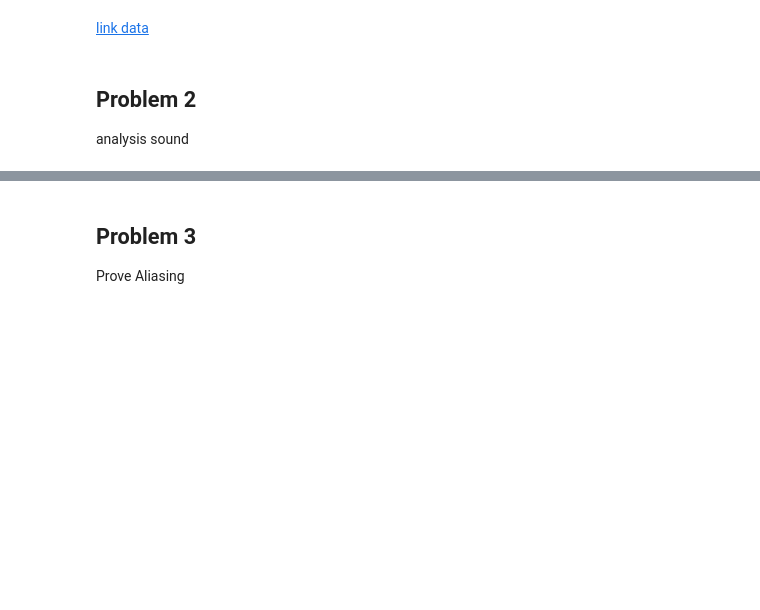
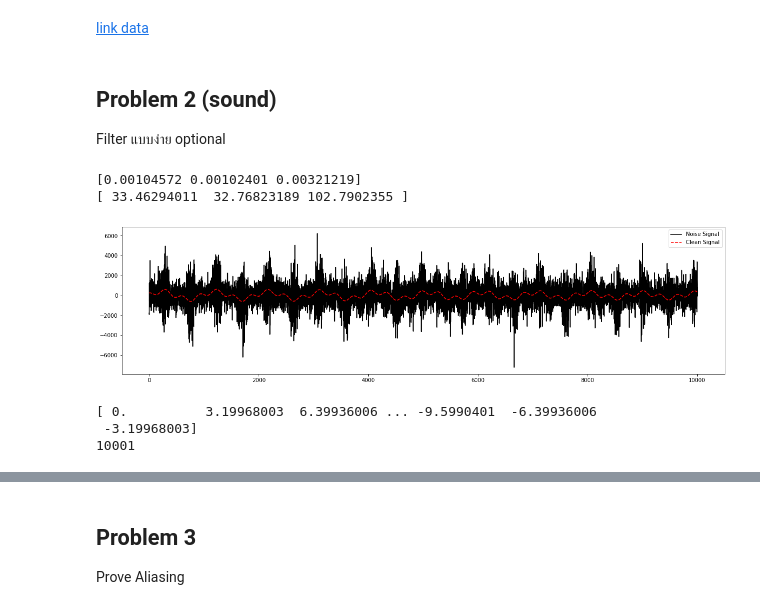
Before and after one commit to Pataweepr/ComEngMath2, a Jupyter notebook: (ComEngMath2)Lab7.ipynb, the cells around one changed output, grey strips where cells are left out. Saved outputs shown, nothing was run; the diff lists cells and outputs as text; code cells hidden in the pictures; blank space fills up the shorter version.

```diff
--- a/(ComEngMath2)Lab7.ipynb
+++ b/(ComEngMath2)Lab7.ipynb
@@ -14,5 +14,53 @@ import os
 # %% [markdown]
 [link data](https://drive.google.com/file/d/1geQ4L6aUOQUSOCwl2UvDl5dgn_ocLFg1/view?usp=sharing)
 # %% [markdown]
-## Problem 2
-analysis sound
+## Problem 2 (sound)
+Filter แบบง่าย optional
+# %%
+sampling_rate = 32000
+N=10001
+Nf = 3 # Nf--> num freq
+t= np.arange(N,dtype=float)
+# pick rand period betwwen 10-2010 and convert to freq
+
+# random period
+Ts = np.random.rand(Nf)*2000+10
+fs=1/Ts
+
+# fs in sampling rate = 32000
+fs_real = fs*sampling_rate
+
+# pick rand Amp and phase
+amp = np.random.rand(Nf)*200+ 100
+phi = np.random.rand(Nf)*2*np.pi
+
+# create clean signal
+h= np.zeros(N)
+for i in range(len(fs)):
+    h += amp[i]*np.sin(2*np.pi*fs[i]*t + phi[i])
+
+# signal with noise
+h_w_noise = h + np.random.randn(N)*3*h + np.random.randn(N)*700
+# %%
+print(fs)
+print(fs_real)
+# %% [output]
+[0.00104572 0.00102401 0.00321219]
+[ 33.46294011  32.76823189 102.7902355 ]
+# %%
+plt.figure(figsize=(20, 5))
+plt.plot(t,h_w_noise,'k',label='Noise Signal')
+plt.plot(t,h,'r--',label='Clean Signal')
+plt.legend(loc='upper right')
+plt.show()
+# %% [output]
+[figure, added]
+# %%
+Hn = np.fft.fft(h_w_noise)
+freq = np.fft.fftfreq(N,d=1/sampling_rate)
+print(freq)
+print(len(freq))
+# %% [output]
+[ 0.          3.19968003  6.39936006 ... -9.5990401  -6.39936006
+ -3.19968003]
+10001
```
Also changed, not shown: parts of 16 cells of this notebook.
